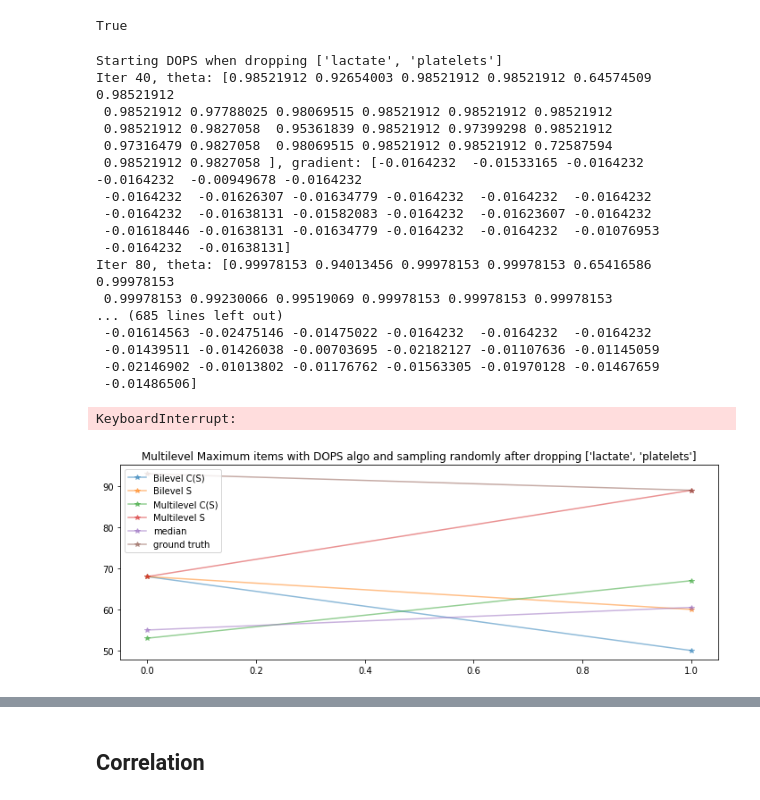
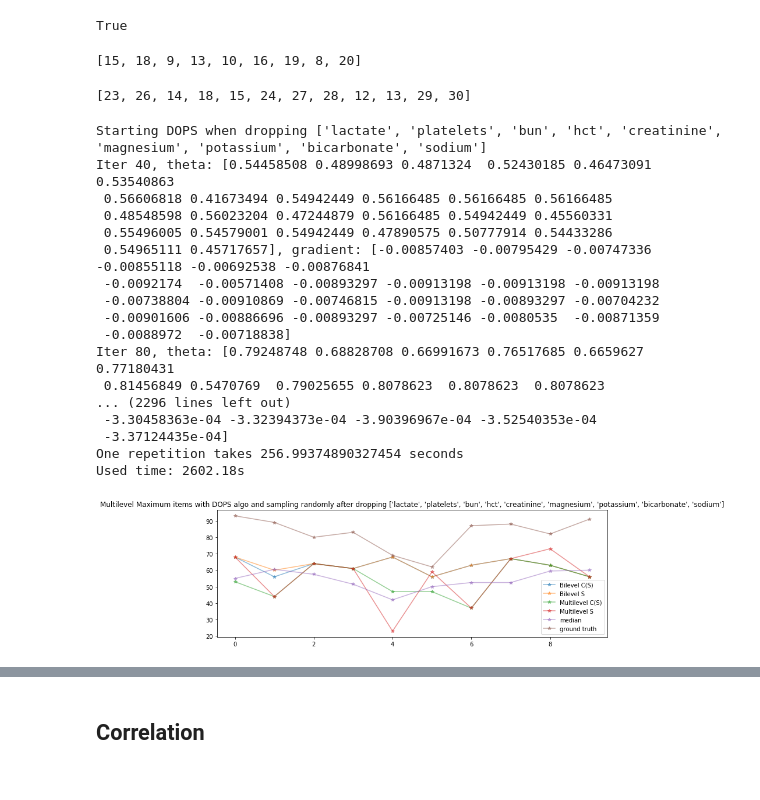
Before and after one commit to Duuuuuu/Learning-to-Rank-Patients-Severity-of-Illness-with-Partially-Observable-Data, a Jupyter notebook: AM221 Synthetic Data Generation.ipynb, the cells around one changed output, grey strips where cells are left out. Saved outputs shown, nothing was run; the diff lists cells and outputs as text; code cells hidden in the pictures.

```diff
--- a/AM221 Synthetic Data Generation.ipynb
+++ b/AM221 Synthetic Data Generation.ipynb
@@ -220,3 +218,17 @@ bilevel_x_train = bilevel_df.values
 len(multilevel_df) == len(bilevel_df)
 # %% [output]
 True
+# %%
+harder_measure = ['lactate','platelets','bun','hct','creatinine','magnesium','potassium','bicarbonate','sodium']
+a = [bilevel_df.columns.get_loc(col) for col in harder_measure]
+a
+# %% [output]
+[15, 18, 9, 13, 10, 16, 19, 8, 20]
+# %%
+harder_measure = ['lactate','platelets','bun','hct','creatinine','magnesium','potassium1','potassium2',
+                  'bicarbonate1','bicarbonate2','sodium1','sodium2']
+
+b = [multilevel_df.columns.get_loc(col) for col in harder_measure]
+b
+# %% [output]
+[23, 26, 14, 18, 15, 24, 27, 28, 12, 13, 29, 30]
@@ -223,13 +259,20 @@ True
 # %%
 from itertools import combinations
 
-harder_measure = ['lactate','platelets','bun','hct','creatinine','magnesium','potassium','bicarbonate']
+harder_measure = ['lactate','platelets','bun','hct','creatinine','magnesium','potassium','bicarbonate','sodium']
 
 # Randomly select 1000 items from the master
-for item in combinations(harder_measure,2):
+#for item in combinations(harder_measure,2):
+for i in range(1):
 
-    measure = list(item)
+    #measure = list(item)
+    measure = harder_measure
     print("Starting DOPS when dropping " + str(measure))
+
+    bi_cover,multi_cover = [],[]
+    for m in measure:
+        bi_cover.extend(bilevel_mti[m])
+        multi_cover.extend(multilevel_mti[m])
 
     bi_preds = []
     bi_preds_cover_self = []
@@ -237,8 +280,9 @@ for item in combinations(harder_measure,2):
     multi_preds_cover_self = []
     truths = []
     t1 = time.time()
-    repeat = 2
+    repeat = 10
     for i in range(repeat):
+        start = time.time()
         np.random.seed(i)
         index = np.random.choice(len(multilevel_df), size=1000, replace=False)
         bi_x, multi_x, y = bilevel_df.iloc[index], multilevel_df.iloc[index], y_train.iloc[index]
@@ -251,64 +295,65 @@ for item in combinations(harder_measure,2):
         multi_X_train, multi_X_test,Y_train,Y_test = train_test_split(multi_x_train_dops,y_train_dops,test_size=0.02,random_state=i)
         test_len = len(Y_test)
         bi_res1, bi_pred_theta, bi_max_item_index = dops(bi_X_train, Y_train, bi_X_test, manual_bilevel_coverage, test_len, 0.8, \
-                                               np.zeros(26), batch_size=64, eta=0.1, iters=200, print_every=40)
+                                               np.zeros(26), batch_size=64, eta=1, iters=200, print_every=40,cover_indices=bi_cover)
         bi_res2, bi_pred_theta, bi_max_item_index = dops(bi_X_train, Y_train, bi_X_test, np.eye(len(manual_bilevel_coverage)), test_len, 0.8, \
-                                               np.zeros(26), batch_size=64, eta=0.1, iters=200, print_every=40)
+                                               np.zeros(26), batch_size=64, eta=1, iters=200, print_every=40,cover_indices=bi_cover)
 
         multi_res1, multi_pred_theta, multi_max_item_index = dops(multi_X_train, Y_train, multi_X_test, manual_multilevel_coverage, test_len, 0.8, \
-                                               np.zeros(37), batch_size=64, eta=0.1, iters=200, print_every=40)
+                                               np.zeros(37), batch_size=64, eta=1, iters=200, print_every=40,cover_indices=multi_cover)
         multi_res2, multi_pred_theta, multi_max_item_index = dops(multi_X_train, Y_train, multi_X_test, np.eye(len(manual_multilevel_coverage)), test_len, 0.8, \
-                                               np.zeros(37), batch_size=64, eta=0.1, iters=200, print_every=40)
+                                               np.zeros(37), batch_size=64, eta=1, iters=200, print_every=40,cover_indices=multi_cover)
 
         bi_preds.append(bi_res1)
         bi_preds_cover_self.append(bi_res2)
         multi_preds.append(multi_res1)
         multi_preds_cover_self.append(multi_res2)
         truths.append(Y_test)
+        end = time.time()
+        print("One repetition takes {0} seconds".format(end-start))
 
     bi_pred = []
     bi_pred_cover_self = []
     multi_pred = []
     multi_pred_cover_self = []
     real = []
     rand = []
     for i in range(repeat):
         bi_pred.append(truths[i][np.argmax(bi_preds[i])])
         bi_pred_cover_self.append(truths[i][np.argmax(bi_preds_cover_self[i])])
         multi_pred.append(truths[i][np.argmax(multi_preds[i])])
         multi_pred_cover_self.append(truths[i][np.argmax(multi_preds_cover_self[i])])
         real.append(max(truths[i]))
         rand.append(np.median(truths[i]))
     t2 = time.time()
     print('Used time: %.2fs' % (t2-t1))
 
     plt.figure(figsize=(12,4))
     plt.plot(np.arange(0,repeat), bi_pred, '*-', alpha=0.5, label='Bilevel C(S)')
     plt.plot(np.arange(0,repeat), bi_pred_cover_self, '*-', alpha=0.5, label='Bilevel S')
     plt.plot(np.arange(0,repeat), multi_pred, '*-', alpha=0.5, label='Multilevel C(S)')
     plt.plot(np.arange(0,repeat), multi_pred_cover_self, '*-', alpha=0.5, label='Multilevel S')
     plt.plot(np.arange(0,repeat), rand, '*-', alpha=0.5, label='median')
     plt.plot(np.arange(0,repeat), real, '*-', alpha=0.5, label='ground truth')
     plt.legend()
     plt.title('Multilevel Maximum items with DOPS algo and sampling randomly after dropping ' + str(measure))
     plt.savefig("Multilevel results after dropping " + str(measure))
 # %% [output]
-Starting DOPS when dropping ['lactate', 'platelets']
-Iter 40, theta: [0.98521912 0.92654003 0.98521912 0.98521912 0.64574509 0.98521912
- 0.98521912 0.97788025 0.98069515 0.98521912 0.98521912 0.98521912
- 0.98521912 0.9827058  0.95361839 0.98521912 0.97399298 0.98521912
- 0.97316479 0.9827058  0.98069515 0.98521912 0.98521912 0.72587594
- 0.98521912 0.9827058 ], gradient: [-0.0164232  -0.01533165 -0.0164232  -0.0164232  -0.00949678 -0.0164232
- -0.0164232  -0.01626307 -0.01634779 -0.0164232  -0.0164232  -0.0164232
- -0.0164232  -0.01638131 -0.01582083 -0.0164232  -0.01623607 -0.0164232
- -0.01618446 -0.01638131 -0.01634779 -0.0164232  -0.0164232  -0.01076953
- -0.0164232  -0.01638131]
-Iter 80, theta: [0.99978153 0.94013456 0.99978153 0.99978153 0.65416586 0.99978153
- 0.99978153 0.99230066 0.99519069 0.99978153 0.99978153 0.99978153
-... (685 lines left out)
- -0.01614563 -0.02475146 -0.01475022 -0.0164232  -0.0164232  -0.0164232
- -0.01439511 -0.01426038 -0.00703695 -0.02182127 -0.01107636 -0.01145059
- -0.02146902 -0.01013802 -0.01176762 -0.01563305 -0.01970128 -0.01467659
- -0.01486506]
+Starting DOPS when dropping ['lactate', 'platelets', 'bun', 'hct', 'creatinine', 'magnesium', 'potassium', 'bicarbonate', 'sodium']
+Iter 40, theta: [0.54458508 0.48998693 0.4871324  0.52430185 0.46473091 0.53540863
+ 0.56606818 0.41673494 0.54942449 0.56166485 0.56166485 0.56166485
+ 0.48548598 0.56023204 0.47244879 0.56166485 0.54942449 0.45560331
+ 0.55496005 0.54579001 0.54942449 0.47890575 0.50777914 0.54433286
+ 0.54965111 0.45717657], gradient: [-0.00857403 -0.00795429 -0.00747336 -0.00855118 -0.00692538 -0.00876841
+ -0.0092174  -0.00571408 -0.00893297 -0.00913198 -0.00913198 -0.00913198
+ -0.00738804 -0.00910869 -0.00746815 -0.00913198 -0.00893297 -0.00704232
+ -0.00901606 -0.00886696 -0.00893297 -0.00725146 -0.0080535  -0.00871359
+ -0.0088972  -0.00718838]
+Iter 80, theta: [0.79248748 0.68828708 0.66991673 0.76517685 0.6659627  0.77180431
+ 0.81456849 0.5470769  0.79025655 0.8078623  0.8078623  0.8078623
+... (2296 lines left out)
+ -3.30458363e-04 -3.32394373e-04 -3.90396967e-04 -3.52540353e-04
+ -3.37124435e-04]
+One repetition takes 256.99374890327454 seconds
+Used time: 2602.18s
-KeyboardInterrupt:
-[figure, old version]
+[figure, new version]
```
Also changed, not shown: parts of 3 cells of this notebook, 2 other files.
